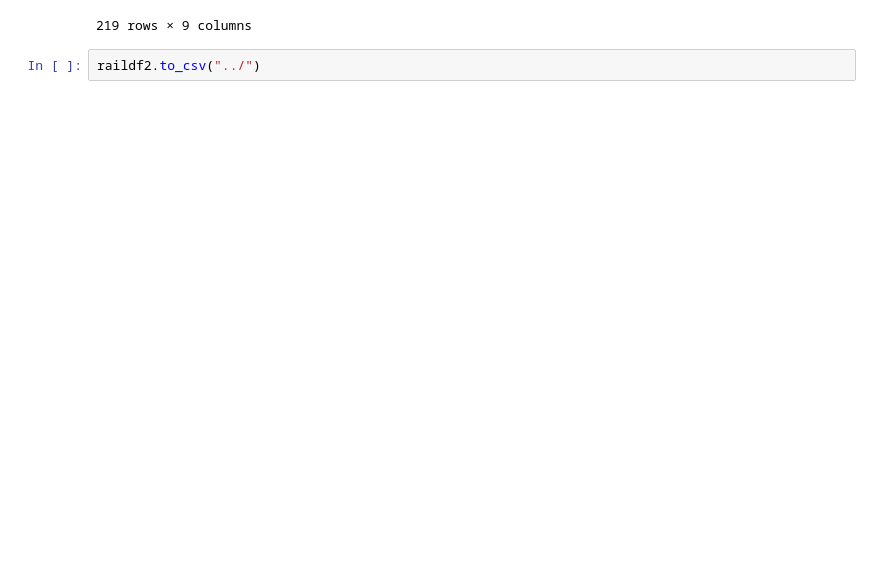
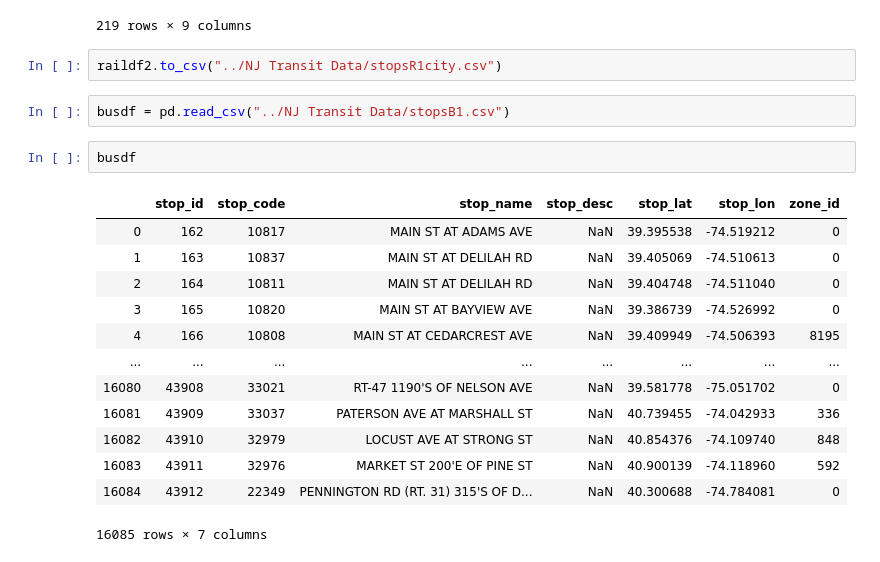
Before and after one commit to Bulinche/Dwelling---Project-3, a Jupyter notebook: ZipCodeCities/city2Muni.ipynb, the cells around one changed output. Cells and saved outputs as stored; diff of their text form; blank space fills up the shorter version.

```diff
--- a/ZipCodeCities/city2Muni.ipynb
+++ b/ZipCodeCities/city2Muni.ipynb
@@ -179,5 +179,23 @@ raildf2
 | 223 | 43298 | 95183 | PENNSAUKEN TRANSIT CENTER | NaN | 39.977769 | -75.061796 | 5197 | Pennsauken Township | Camden County |
 | 224 | 43599 | 95184 | WESMONT | NaN | 40.854979 | -74.096951 | 1101 | Wood-Ridge | Bergen County |
 219 rows × 9 columns
-# %%
-raildf2.to_csv("../")
+# %%
+raildf2.to_csv("../NJ Transit Data/stopsR1city.csv")
+# %%
+busdf = pd.read_csv("../NJ Transit Data/stopsB1.csv")
+# %%
+busdf
+# %% [output]
+|  | stop_id | stop_code | stop_name | stop_desc | stop_lat | stop_lon | zone_id |
+| 0 | 162 | 10817 | MAIN ST AT ADAMS AVE | NaN | 39.395538 | -74.519212 | 0 |
+| 1 | 163 | 10837 | MAIN ST AT DELILAH RD | NaN | 39.405069 | -74.510613 | 0 |
+| 2 | 164 | 10811 | MAIN ST AT DELILAH RD | NaN | 39.404748 | -74.511040 | 0 |
+| 3 | 165 | 10820 | MAIN ST AT BAYVIEW AVE | NaN | 39.386739 | -74.526992 | 0 |
+| 4 | 166 | 10808 | MAIN ST AT CEDARCREST AVE | NaN | 39.409949 | -74.506393 | 8195 |
+| ... | ... | ... | ... | ... | ... | ... | ... |
+| 16080 | 43908 | 33021 | RT-47 1190'S OF NELSON AVE | NaN | 39.581778 | -75.051702 | 0 |
+| 16081 | 43909 | 33037 | PATERSON AVE AT MARSHALL ST | NaN | 40.739455 | -74.042933 | 336 |
+| 16082 | 43910 | 32979 | LOCUST AVE AT STRONG ST | NaN | 40.854376 | -74.109740 | 848 |
+| 16083 | 43911 | 32976 | MARKET ST 200'E OF PINE ST | NaN | 40.900139 | -74.118960 | 592 |
+| 16084 | 43912 | 22349 | PENNINGTON RD (RT. 31) 315'S OF D... | NaN | 40.300688 | -74.784081 | 0 |
+16085 rows × 7 columns
```
Also changed, not shown: parts of 2 cells of this notebook, 2 other files.
